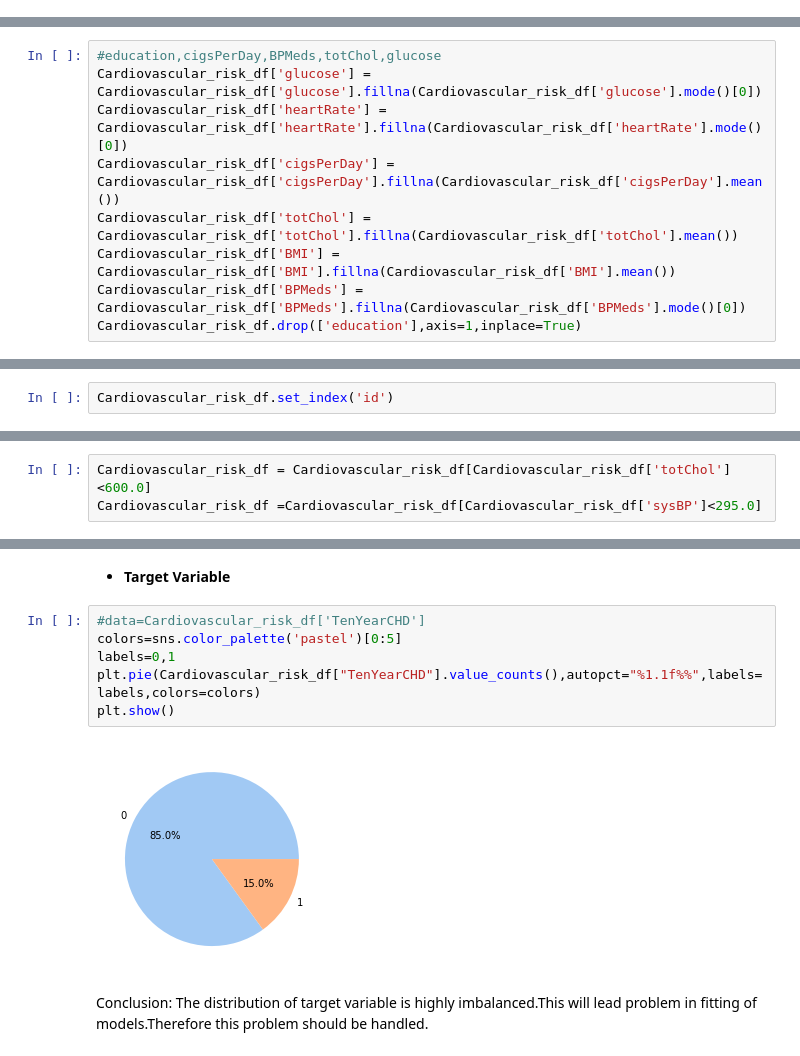
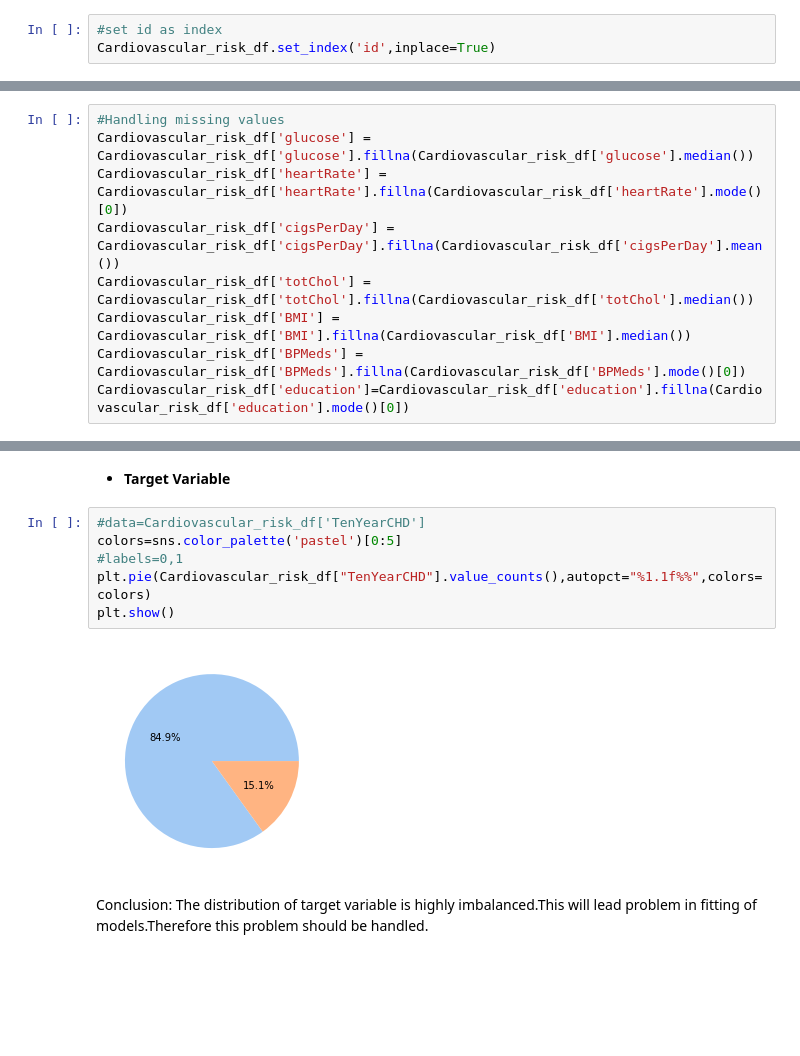
Before and after one commit to aditi10998/Cardiovascular_risk_prediction-, a Jupyter notebook: Cardiovascular_risk_prediction.ipynb, the cells around one changed output, grey strips where cells are left out. Saved outputs shown, nothing was run; the diff lists cells and outputs as text; blank space fills up the shorter version.

```diff
--- a/Cardiovascular_risk_prediction.ipynb
+++ b/Cardiovascular_risk_prediction.ipynb
@@ -189,0 +237,3 @@ Columns displayed as per their labels.
+# %%
+#set id as index
+Cardiovascular_risk_df.set_index('id',inplace=True)
@@ -249,12 +310,12 @@ Cardiovascular_risk_df.head()
 # %%
-#education,cigsPerDay,BPMeds,totChol,glucose
-Cardiovascular_risk_df['glucose'] = Cardiovascular_risk_df['glucose'].fillna(Cardiovascular_risk_df['glucose'].mode()[0])
+#Handling missing values
+Cardiovascular_risk_df['glucose'] = Cardiovascular_risk_df['glucose'].fillna(Cardiovascular_risk_df['glucose'].median())
 Cardiovascular_risk_df['heartRate'] = Cardiovascular_risk_df['heartRate'].fillna(Cardiovascular_risk_df['heartRate'].mode()[0])
 Cardiovascular_risk_df['cigsPerDay'] = Cardiovascular_risk_df['cigsPerDay'].fillna(Cardiovascular_risk_df['cigsPerDay'].mean())
-Cardiovascular_risk_df['totChol'] = Cardiovascular_risk_df['totChol'].fillna(Cardiovascular_risk_df['totChol'].mean())
-Cardiovascular_risk_df['BMI'] = Cardiovascular_risk_df['BMI'].fillna(Cardiovascular_risk_df['BMI'].mean())
+Cardiovascular_risk_df['totChol'] = Cardiovascular_risk_df['totChol'].fillna(Cardiovascular_risk_df['totChol'].median())
+Cardiovascular_risk_df['BMI'] = Cardiovascular_risk_df['BMI'].fillna(Cardiovascular_risk_df['BMI'].median())
 Cardiovascular_risk_df['BPMeds'] = Cardiovascular_risk_df['BPMeds'].fillna(Cardiovascular_risk_df['BPMeds'].mode()[0])
-Cardiovascular_risk_df.drop(['education'],axis=1,inplace=True)
+Cardiovascular_risk_df['education']=Cardiovascular_risk_df['education'].fillna(Cardiovascular_risk_df['education'].mode()[0])
 # %%
 Cardiovascular_risk_df.isnull().sum()
 # %% [output]
@@ -275,5 +336,3 @@ heartRate          0
 glucose            0
 TenYearCHD         0
 dtype: int64
-# %%
-Cardiovascular_risk_df.set_index('id')
@@ -315,3 +346,0 @@ sysBP maximum value is at 295.0
-# %%
-Cardiovascular_risk_df = Cardiovascular_risk_df[Cardiovascular_risk_df['totChol']<600.0]
-Cardiovascular_risk_df =Cardiovascular_risk_df[Cardiovascular_risk_df['sysBP']<295.0]
@@ -375,11 +455,11 @@ Name: TenYearCHD, Length: 3387, dtype: int64
 # %%
 #data=Cardiovascular_risk_df['TenYearCHD']
 colors=sns.color_palette('pastel')[0:5]
-labels=0,1
-plt.pie(Cardiovascular_risk_df["TenYearCHD"].value_counts(),autopct="%1.1f%%",labels=labels,colors=colors)
+#labels=0,1
+plt.pie(Cardiovascular_risk_df["TenYearCHD"].value_counts(),autopct="%1.1f%%",colors=colors)
 plt.show()
 # %% [output]
-[figure, old version]
+[figure, new version]
 # %% [markdown]
 Conclusion:
 The distribution of target variable is highly imbalanced.This will lead problem in fitting of models.Therefore this problem should be handled.
```
Also changed, not shown: parts of 96 cells of this notebook.
